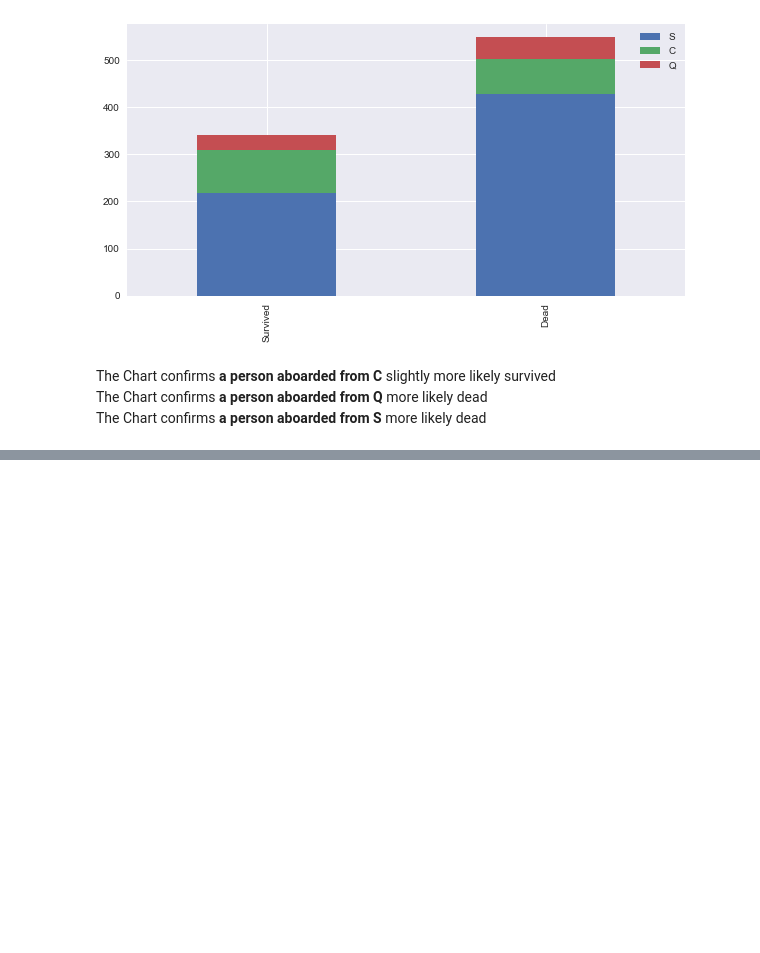
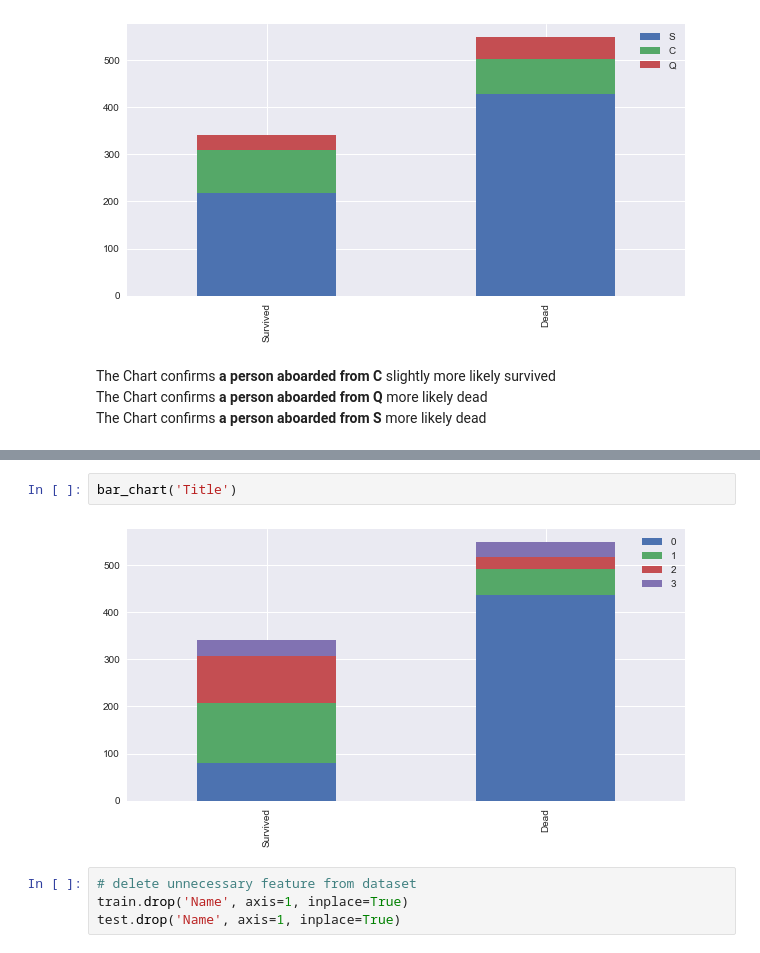
Before and after one commit to minsuk-heo/kaggle-titanic, a Jupyter notebook: titanic-solution.ipynb, the cells around one changed output, grey strips where cells are left out. Saved outputs shown, nothing was run; the diff lists cells and outputs as text; blank space fills up the shorter version.

```diff
--- a/titanic-solution.ipynb
+++ b/titanic-solution.ipynb
@@ -226,0 +324,8 @@ train_test_data = [train, test] # combining train and test dataset
+# %%
+bar_chart('Title')
+# %% [output]
+[figure, added]
+# %%
+# delete unnecessary feature from dataset
+train.drop('Name', axis=1, inplace=True)
+test.drop('Name', axis=1, inplace=True)
```
Also changed, not shown: parts of 102 cells of this notebook.
